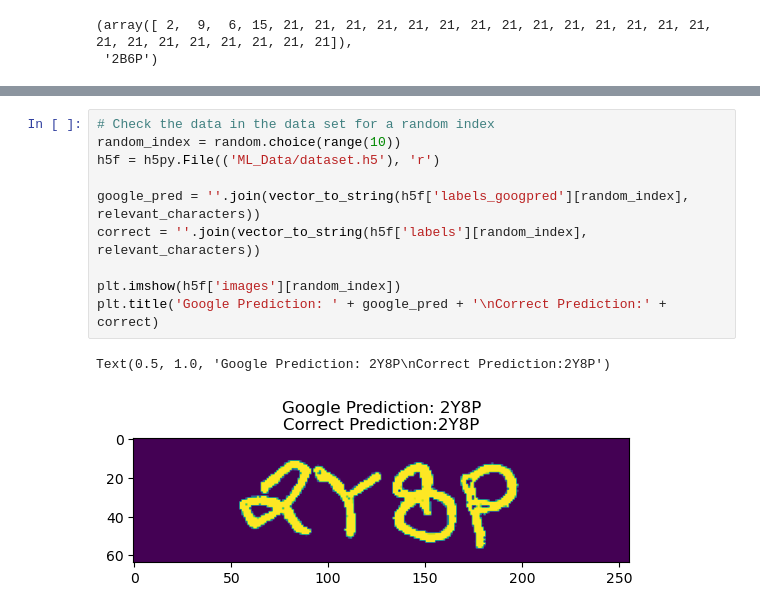
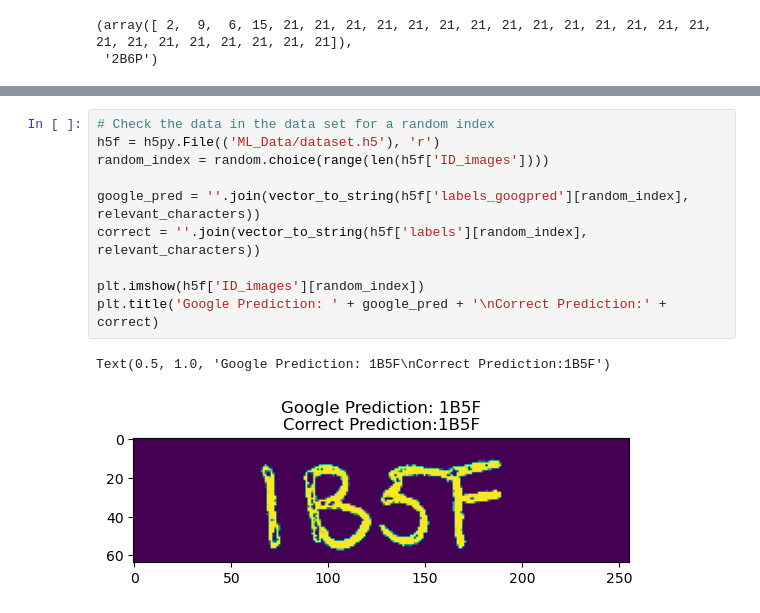
Before and after one commit to Jor-Lee/Guppies, a Jupyter notebook: ML_data.ipynb, the cells around one changed output, grey strips where cells are left out. Saved outputs shown, nothing was run; the diff lists cells and outputs as text.

```diff
--- a/ML_data.ipynb
+++ b/ML_data.ipynb
@@ -185,13 +208,13 @@ a success rate of 110.00000000000001 %
 # %%
 # Check the data in the data set for a random index
-random_index = random.choice(range(10))
 h5f = h5py.File(('ML_Data/dataset.h5'), 'r')
+random_index = random.choice(range(len(h5f['ID_images'])))
 
 google_pred = ''.join(vector_to_string(h5f['labels_googpred'][random_index], relevant_characters))
 correct = ''.join(vector_to_string(h5f['labels'][random_index], relevant_characters))
 
-plt.imshow(h5f['images'][random_index])
+plt.imshow(h5f['ID_images'][random_index])
 plt.title('Google Prediction: ' + google_pred + '\nCorrect Prediction:' + correct)
 # %% [output]
-Text(0.5, 1.0, 'Google Prediction: 2Y8P\nCorrect Prediction:2Y8P')
+Text(0.5, 1.0, 'Google Prediction: 1B5F\nCorrect Prediction:1B5F')
-[figure, old version]
+[figure, new version]
```
Also changed, not shown: parts of 2 cells of this notebook, 2 other files.
